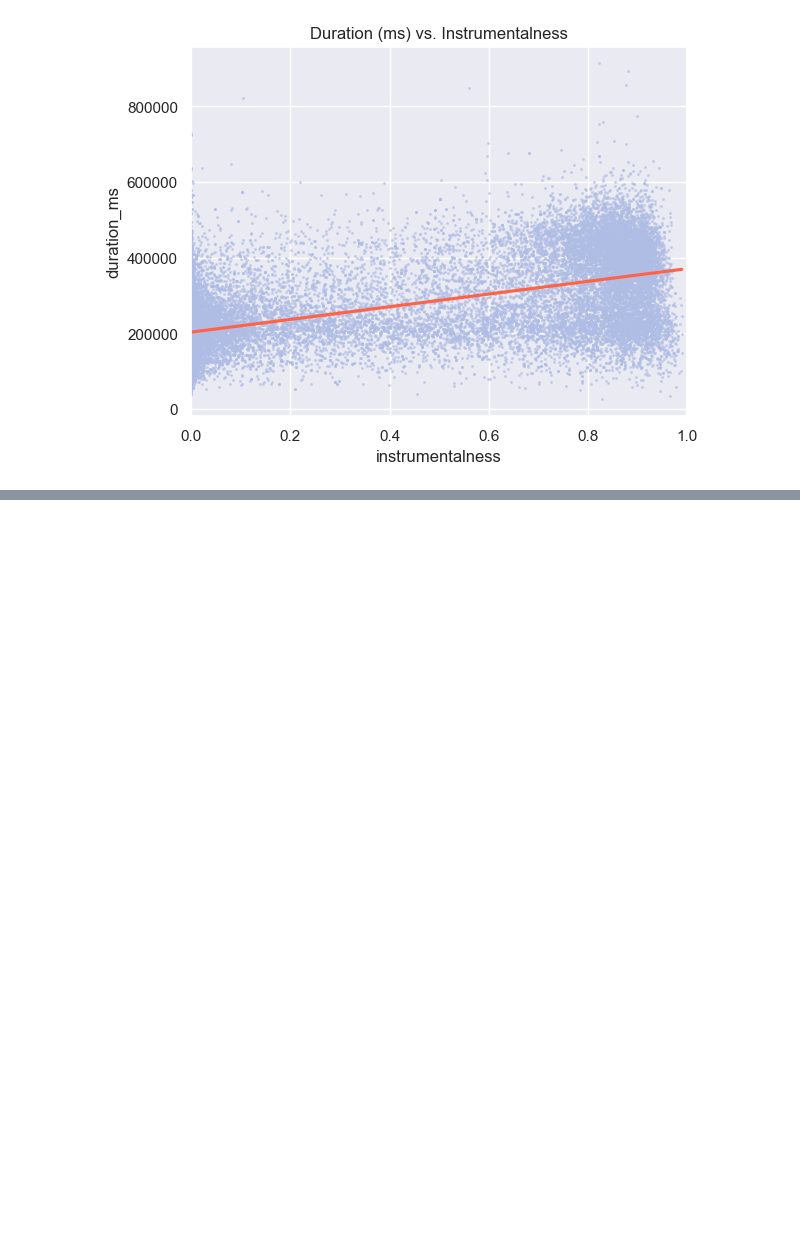
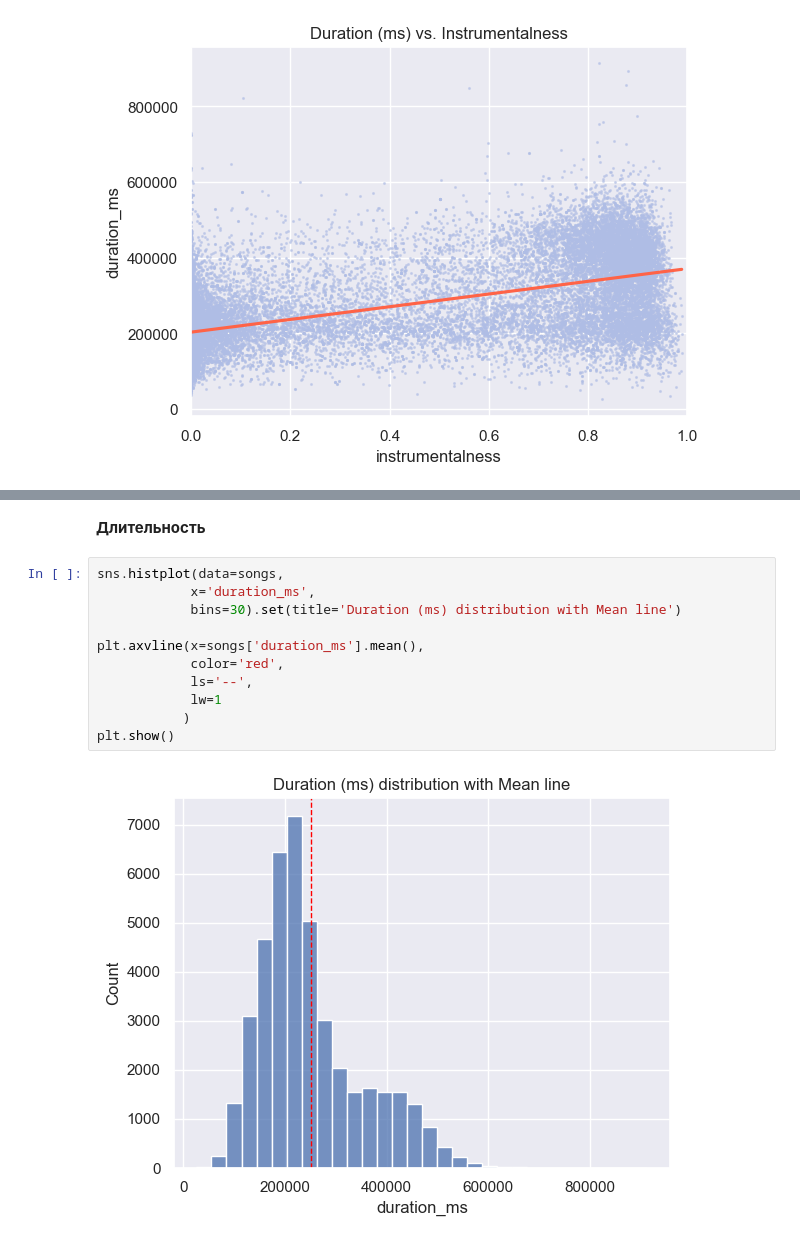
Before and after one commit to ekhavronina/data_analytics, a Jupyter notebook: spotify_songs.ipynb, the cells around one changed output, grey strips where cells are left out. Cells and saved outputs as stored; diff of their text form; blank space fills up the shorter version.

```diff
--- a/spotify_songs.ipynb
+++ b/spotify_songs.ipynb
@@ -206,0 +314,16 @@ plt.show()
+# %% [markdown]
+
+<b>Длительность</b>
+# %%
+sns.histplot(data=songs,
+            x='duration_ms',
+            bins=30).set(title='Duration (ms) distribution with Mean line')
+
+plt.axvline(x=songs['duration_ms'].mean(),
+            color='red',
+            ls='--',
+            lw=1
+           )
+plt.show()
+# %% [output]
+[figure, added]
```
Also changed, not shown: parts of 26 cells of this notebook.
